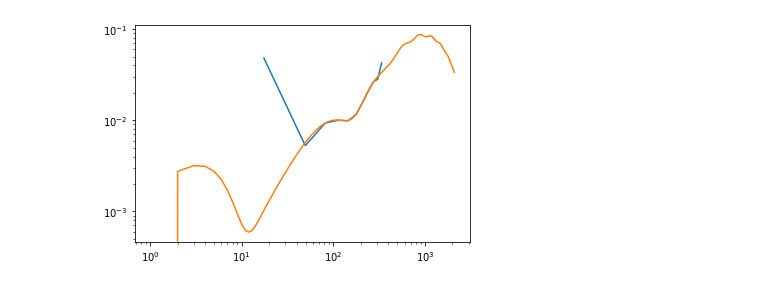
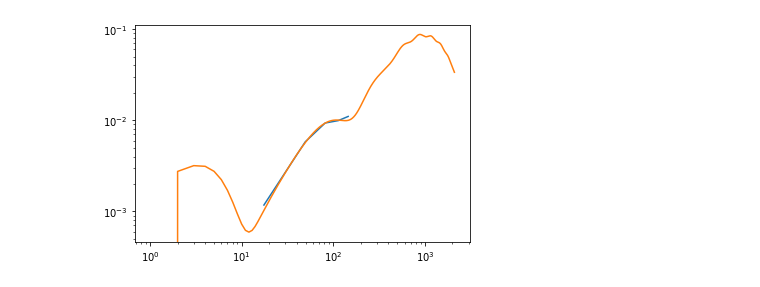
Before and after one commit to catyz/matrix, a Jupyter notebook: power_spectrum.ipynb, the cells around one changed output. Cells and saved outputs as stored; diff of their text form; code cells hidden in the pictures.

```diff
--- a/power_spectrum.ipynb
+++ b/power_spectrum.ipynb
@@ -5,12 +5,20 @@ import healpy as hp
 import pymaster as nmt
 import scipy.sparse as sparse
 # %%
-mask = hp.read_map('./toast_maps/0/lcdm_telescope_all_time_all_invnpp.fits',verbose=False, dtype=np.float64)
-pure_B = sparse.load_npz('pure_B_500.npz')
-mask[np.where(mask!=0)] = 1
-#mask_apo = mask
-mask_apo = nmt.mask_apodization(mask, 5, apotype='C1')
+mask_apo = hp.read_map('south_patch_apo_64.fits',verbose=False, dtype=np.float64)
+#mask_apo = hp.read_map('analytic_mask_apo.fits', verbose=False, dtype=np.float64)
 
-fsky = len(np.where(mask==1)[0])/len(mask)
-print(len(np.where(mask==1)[0]))
+pure_B = sparse.load_npz('pi_B_3027.npz')
+
+nside = hp.get_nside(mask_apo)
+npix = hp.nside2npix(nside)
+
+mask = np.zeros(npix)
+mask[np.where(mask_apo !=0)] = 1
+
+hp.mollview(mask_apo)
+#mask_apo = nmt.mask_apodization(mask, 5, apotype='C1')
+
+# fsky = len(np.where(mask==1)[0])/len(mask)
+# print(len(np.where(mask==1)[0]))
 # %% [output]
@@ -30,36 +36,36 @@ ell = b.get_effective_ells()
 ell_th, TT, EE, BB, TE = np.loadtxt('totcls_lensed_r0p1.txt', unpack=True)
 #ell_th, TT, EE, BB, TE = np.loadtxt('test_dls.txt', unpack=True)
 # %%
-f_pure = nmt.NmtField(mask=mask_apo, maps=mask*hp.read_map('./input_maps/map_0.fits', field=[1,2], verbose=False, dtype=np.float64), n_iter_mask_purify = 10, purify_b = True) #beam = b_ell,
-f_mat = nmt.NmtField(mask=np.ones_like(mask_apo), maps=mask*hp.read_map(f'./input_maps/map_0.fits', field=[1,2], verbose=False, dtype=np.float64) ) #beam = b_ell
+f_pure = nmt.NmtField(mask=mask_apo, maps=mask*hp.read_map('./healpy_maps/map_0.fits', field=[1,2], verbose=False, dtype=np.float64), n_iter_mask_purify = 10, purify_b = True) #beam = b_ell,
+f_mat = nmt.NmtField(mask=mask_apo, maps=mask*hp.read_map('./healpy_maps/map_0.fits', field=[1,2], verbose=False, dtype=np.float64), masked_on_input=True) #beam = b_ell
 
-f_out = nmt.NmtField(mask=mask_apo, maps=mask*hp.read_map('./input_maps/map_0.fits', field=[1,2], verbose=False, dtype=np.float64) ) #beam = b_ell
-f_in = nmt.NmtField(mask=np.ones(npix), maps=hp.read_map('./input_maps/map_0.fits', field=[1,2], verbose=False, dtype=np.float64) )#, beam = b_ell)
+# f_out = nmt.NmtField(mask=mask_apo, maps=hp.read_map('./healpy_maps/map_0.fits', field=[1,2], verbose=False, dtype=np.float64) ) #beam = b_ell
+# f_in = nmt.NmtField(mask=np.ones(npix), maps=hp.read_map('./healpy_maps/map_0.fits', field=[1,2], verbose=False, dtype=np.float64) )#, beam = b_ell)
 
-w_in = nmt.NmtWorkspace()
-w_in.compute_coupling_matrix(f_in, f_in, b)
+# w_in = nmt.NmtWorkspace()
+# w_in.compute_coupling_matrix(f_in, f_in, b)
 
-w_out = nmt.NmtWorkspace()
-w_out.compute_coupling_matrix(f_out, f_out, b)
+# w_out = nmt.NmtWorkspace()
+# w_out.compute_coupling_matrix(f_out, f_out, b)
 
 w_pure = nmt.NmtWorkspace()
 w_pure.compute_coupling_matrix(f_pure, f_pure, b)
 
 w_mat = nmt.NmtWorkspace()
 w_mat.compute_coupling_matrix(f_mat, f_mat, b)
 
 cl_th = np.array([EE, np.zeros_like(EE), np.zeros_like(EE), BB])
 cl_th_binned = w_pure.decouple_cell(w_pure.couple_cell(cl_th))
 
 prefactor = 2*np.pi/ell/(ell+1)
 cl_th_binned *= prefactor
 
 plt.plot(ell, cl_th_binned[3])
 plt.plot(ell_th, cl_th[3])
 plt.yscale('log')
 plt.xscale('log')
 # %% [output]
-[figure, old version]
+[figure, new version]
 # %%
 # ft_EE = np.load('ft_EE.npy')
 #ft_BB = np.load('ft_BB.npy')
```
Also changed, not shown: parts of 8 cells of this notebook, 9 other files.
